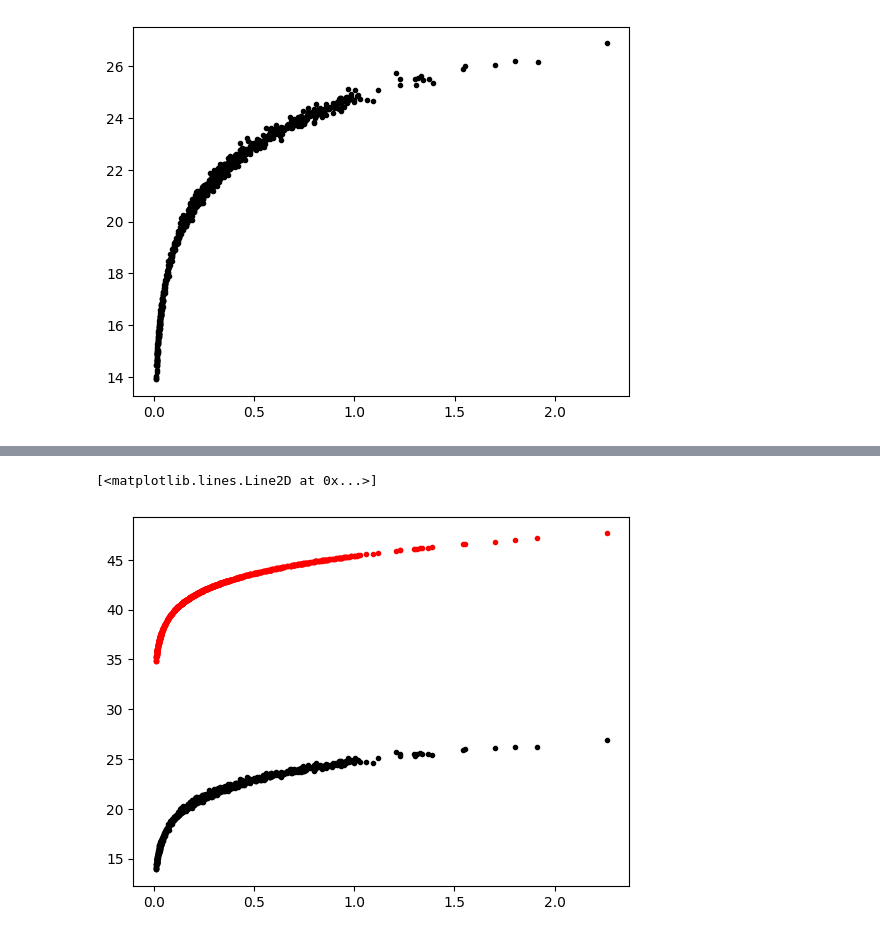
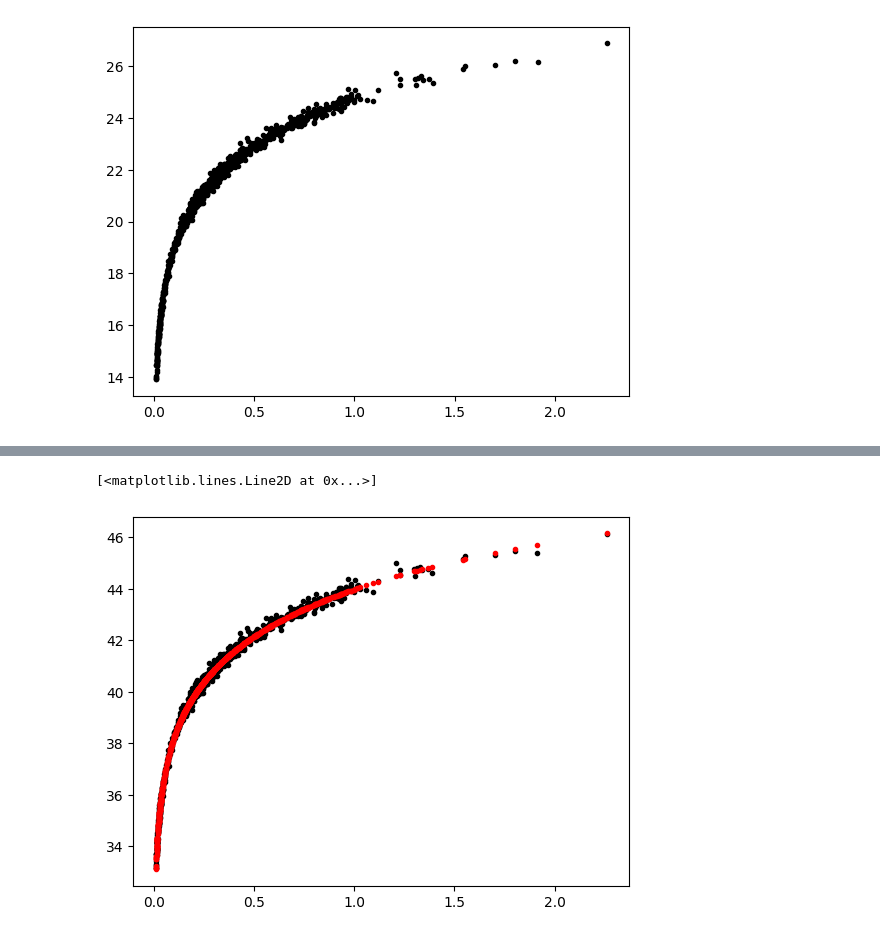
Before and after one commit to WassimTenachi/PhySO, a Jupyter notebook: Experiments-Wassim/ExpansionLaw-data.ipynb, the cells around one changed output, grey strips where cells are left out. Cells and saved outputs as stored; diff of their text form; code cells hidden in the pictures.

```diff
--- a/Experiments-Wassim/ExpansionLaw-data.ipynb
+++ b/Experiments-Wassim/ExpansionLaw-data.ipynb
@@ -44,3 +44,4 @@ plt.plot(df["zcmb"], df["mb"], "k.")
 [figure]
 # %%
 z_array = df["zcmb"].to_numpy()
+mu_array_target = df["mb"] + 19.253 # https://iopscience.iop.org/article/10.3847/2041-8213/ac5c5b
@@ -49,5 +48,5 @@ z_array = df["zcmb"].to_numpy()
 # %%
-H0       = 69.8 #km/s/Mpc
+H0       = 73.3 #km/s/Mpc
 Omega_m0 = 0.315
 c = 3e5 # km/s
 
@@ -58,8 +55,8 @@ H_LCDM = lambda z: np.sqrt(y_LCDM(z))  # in Mpc
 # %%
 def mu (z, H_func):
     def integrand (zp):
-        Hp_zp = scipy.misc.derivative(H_func, zp) #H_func(zp) #scipy.misc.derivative(H_func, zp)
-        res = c/Hp_zp
+        #Hp_zp = scipy.misc.derivative(H_func, zp) #H_func(zp) #scipy.misc.derivative(H_func, zp)
+        res = c/H_func(zp)
         return res
     integral = np.array([scipy.integrate.quad_vec(integrand, 0, z_i) for z_i in z])[:,0]
     dL = (1+z)*integral # in Mpc
@@ -68,8 +65,8 @@ def mu (z, H_func):
 # %%
 mu_z = mu(z = z_array, H_func = H_LCDM)
 # %%
-plt.plot(df["zcmb"], df["mb"], "k.")
+plt.plot(df["zcmb"], mu_array_target, "k.")
 plt.plot(df["zcmb"],  mu_z, "r.")
 # %% [output]
 [<matplotlib.lines.Line2D at 0x...>]
-[figure, old version]
+[figure, new version]
```
Also changed, not shown: parts of 2 cells of this notebook, 6 other files.
